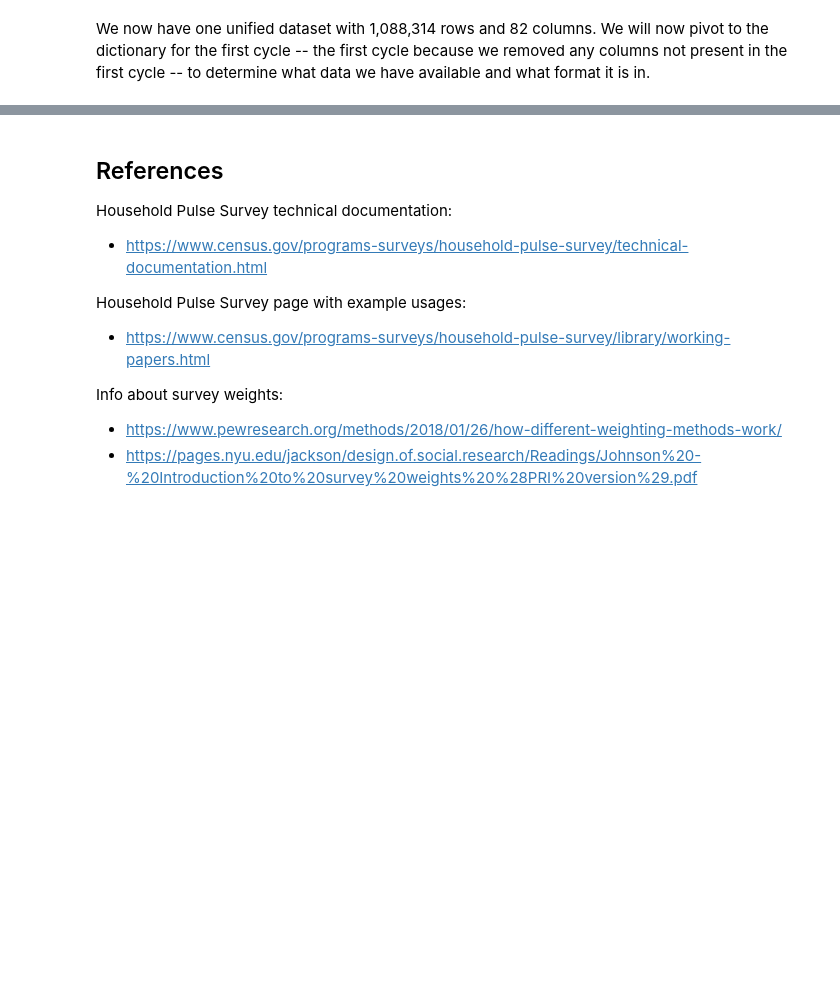
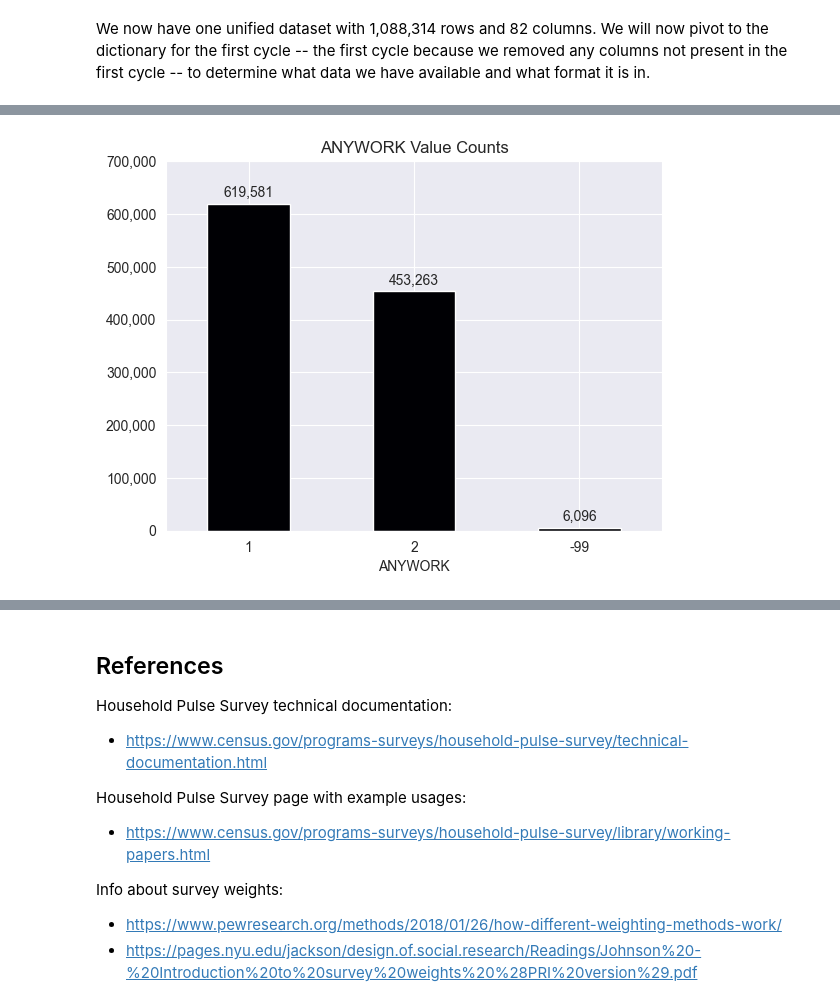
Before and after one commit to jhleakakos/msds-unsupervised-learning-final, a Jupyter notebook: even_more_surveys.ipynb, the cells around one changed output, grey strips where cells are left out. Cells and saved outputs as stored; diff of their text form; code cells hidden in the pictures; blank space fills up the shorter version.

```diff
--- a/even_more_surveys.ipynb
+++ b/even_more_surveys.ipynb
@@ -224,7 +224,8 @@ df_combined = pd.concat([
         ,'EIPSPND11','SPNDSRC2','EIPSPND10','SPNDSRC3','EIPSPND8','SPNDSRC6','EIPSPND13','EIPSPND12'
         ,'EIP','SPNDSRC4','EIPSPND9','EIPSPND1','SPNDSRC5','EIPSPND5','EIPSPND3','EIPSPND7','SPNDSRC7'
     ])
-])
+    ], ignore_index=True
+)
 
 print(what_differences(df_combined.columns, df_01))
 print(df_combined.shape)
@@ -317,0 +443,4 @@ Another area we could explore is if we want to reduce the feature space. If so,
+# %%
+# Get rid of the rows with 13s for RSNNOWRK
+df.drop(df[df['RSNNOWRK'] == 13].index, inplace=True)
+df.shape
@@ -317,0 +502,10 @@ Another area we could explore is if we want to reduce the feature space. If so,
+# %%
+df_any_hlth_ins = df.copy().loc[:,'HLTHINS1':'HLTHINS8']
+df_any_hlth_ins['has_hlth_ins'] = 0
+df_any_hlth_ins.loc[df_any_hlth_ins[df_any_hlth_ins.eq(1).any(axis=1)].index, 'has_hlth_ins'] = 1
+# df_any_hlth_ins
+
+df = pd.concat([df.drop(df.loc[:,'HLTHINS1':'HLTHINS8'], axis=1), df_any_hlth_ins['has_hlth_ins']], axis=1)
+
+print(f'{df[df.ne(-99).all(1) & df_temp.ne(-88).all(1)].shape[0]:,} rows do not have a -99 or -88, '
+      f'{df[df.ne(-99).all(1) & df.ne(-88).all(1)].shape[0] / df.shape[0]:.3f} of the total dataset')
@@ -317,0 +520,19 @@ Another area we could explore is if we want to reduce the feature space. If so,
+# %%
+ax = df['ANYWORK'].value_counts().plot(
+    kind='bar'
+    , title='ANYWORK Value Counts'
+    , rot=0
+    , xlabel=None
+    , cmap='magma'
+);
+ax.bar_label(
+    ax.containers[0]
+    , fmt='{:,.0f}'
+    , padding=3
+);
+# matplotlib throws a warning if you do not set the axis label values before then reformatting the labels,
+# so this line addresses that issue and quiets the warning
+ax.set_yticks(ax.get_yticks())
+ax.set_yticklabels([f'{x:,.0f}' for x in ax.get_yticks()]);
+# %% [output]
+[figure, added]
```
Also changed, not shown: parts of 20 cells of this notebook.
